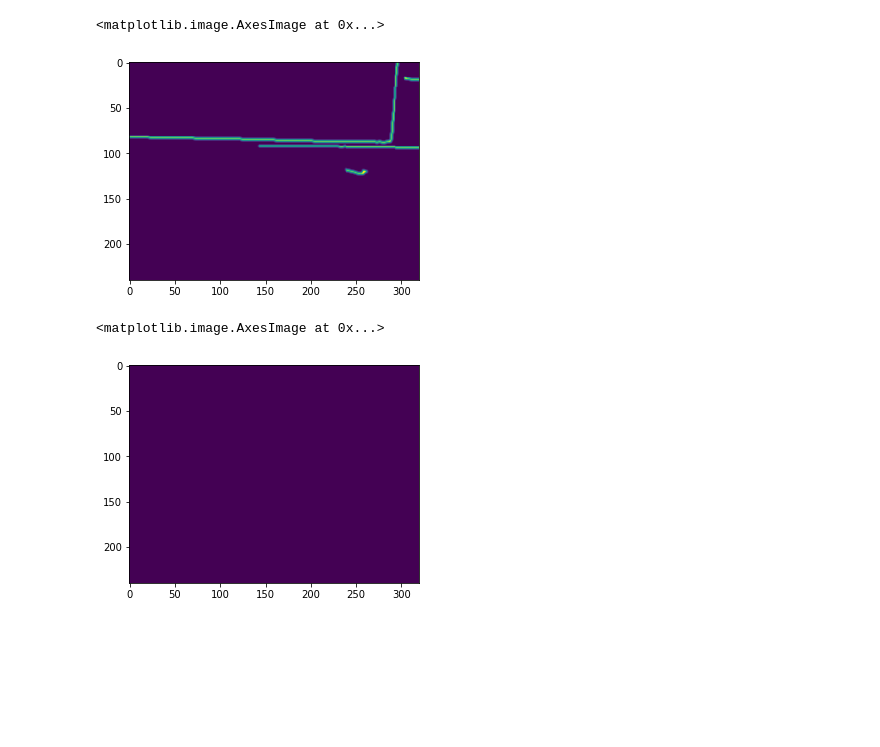
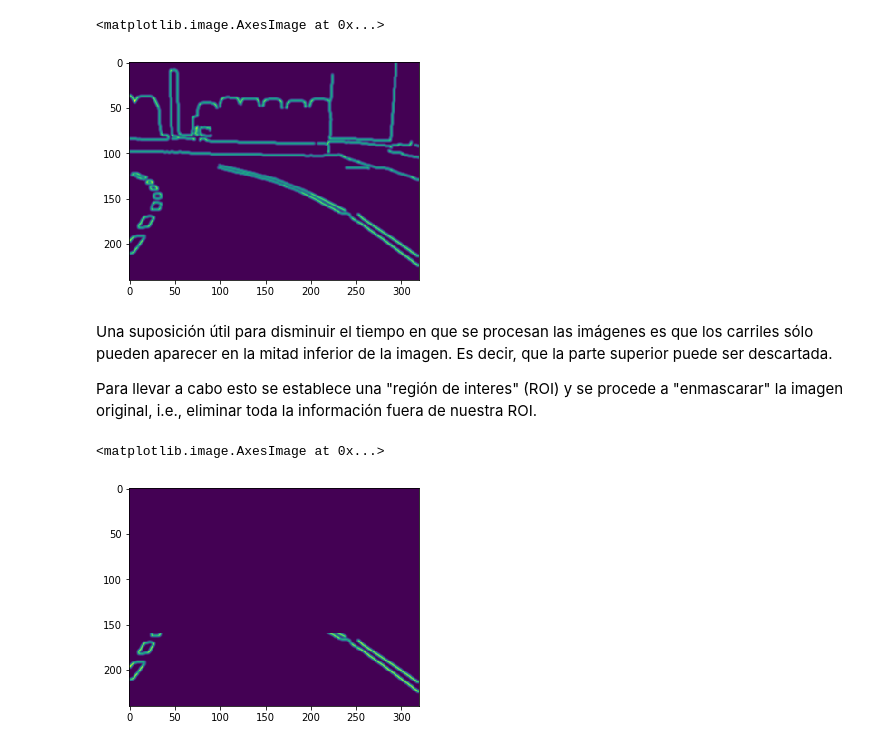
Before and after one commit to arzola91/Lane_detection, a Jupyter notebook: Python/Image_processing.ipynb, the cells around one changed output. Saved outputs shown, nothing was run; the diff lists cells and outputs as text; code cells hidden in the pictures; blank space fills up the shorter version.

```diff
--- a/Python/Image_processing.ipynb
+++ b/Python/Image_processing.ipynb
@@ -9,7 +20,10 @@ Que pedo muchachos
 # %%
 state = 1
-cv_image = plt.imread('BE_Lane_data/Auditorio/left0060.jpg')   #En el V.E. se obtendrán imagenes de 320x240 para tener un
-cv_image = cv2.resize(cv_image, (320,240))                 #procesamiento más rápido
+cv_image = plt.imread('BE_Lane_data/Auditorio/left0007.jpg')
+#cv_image = plt.imread('BE_Lane_data/center.jpg')    #CALIBRACION
+#En el V.E. se obtendrán imagenes de 320x240 para tener un
+#procesamiento más rápido
+cv_image = cv2.resize(cv_image, (320,240))
 plt.imshow(cv_image)
 # %% [output]
 <matplotlib.image.AxesImage at 0x...>
@@ -35,6 +85,7 @@ plt.imshow(edge)
 # %%
-blur2 = cv2.GaussianBlur(edge,(kernelSize,kernelSize),0) #Eliminar Ruido
+#Eliminación de ruido y continuidad de lineas
+blur2 = cv2.GaussianBlur(edge,(kernelSize,kernelSize),0)
 plt.imshow(blur2)
 # %% [output]
 <matplotlib.image.AxesImage at 0x...>
-[figure, old version]
+[figure, new version]
@@ -45,15 +92,20 @@ plt.imshow(blur2)
+# %% [markdown]
+Una suposición útil para disminuir el tiempo en que se procesan las imágenes es que los carriles sólo pueden aparecer en la mitad inferior de la imagen. Es decir, que la parte superior puede ser descartada.
+
+Para llevar a cabo esto se establece una "región de interes" (ROI) y se procede a "enmascarar" la imagen original, i.e., eliminar toda la información fuera de nuestra ROI.
 # %%
 #Establecer el las esquinas del rectangulo considerado como ROI
 lowerLeftPoint = [0, 240]
 upperLeftPoint = [0,160]
 upperRightPoint = [320,160]
 lowerRightPoint = [320,240]
-
-pts = numpy.array([[lowerLeftPoint,upperLeftPoint,upperRightPoint,lowerRightPoint]], dtype=numpy.int32)
+#Notar que no se utiliza la mitad inferior completa, sólo una fracción.
+pts = numpy.array([[lowerLeftPoint,upperLeftPoint,
+                    upperRightPoint,lowerRightPoint]], dtype=numpy.int32)
 
 #Función para obtener la región de interes
 masked_image = Lane_functions.region_of_interest(blur2,pts)
 plt.imshow(masked_image)
 # %% [output]
 <matplotlib.image.AxesImage at 0x...>
-[figure, old version]
+[figure, new version]
```
Also changed, not shown: parts of 23 cells of this notebook, 2 other files.
